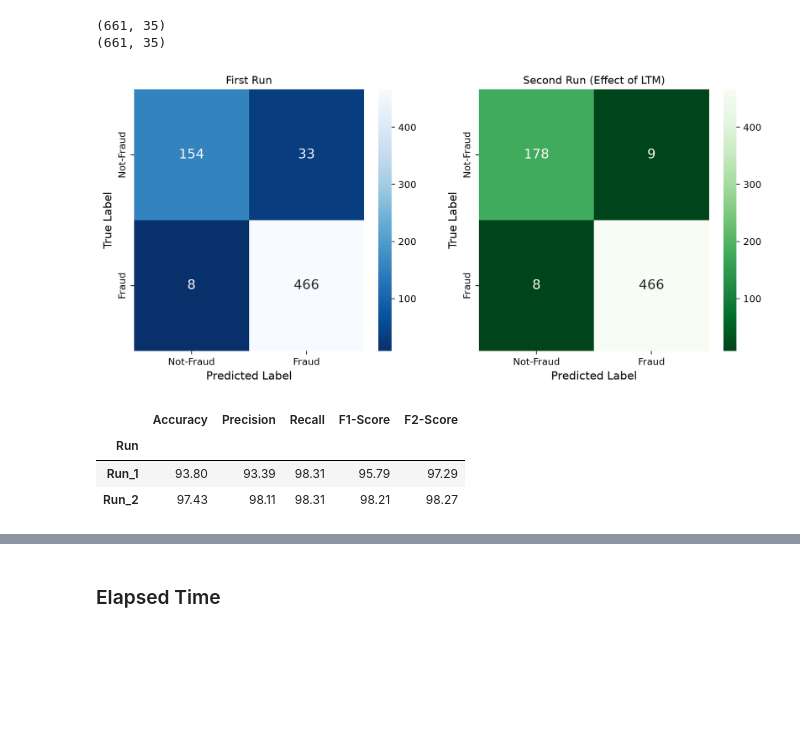
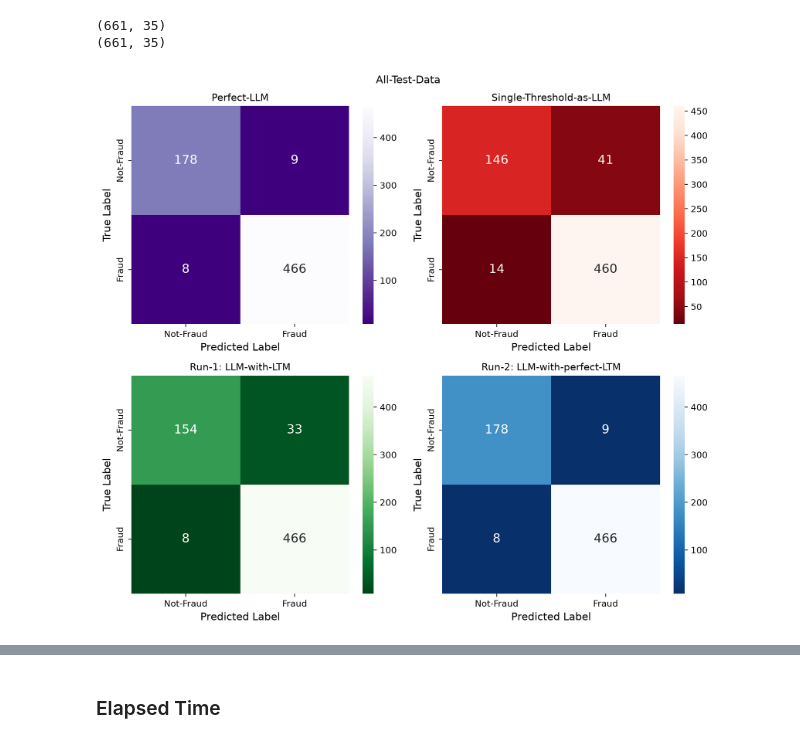
Before and after one commit to umscai/zc07-ml-genai-agentic, a Jupyter notebook: notebook/step4_agentic_test_results.ipynb, the cells around one changed output, grey strips where cells are left out. Drawn from its saved outputs; the diff is of its cells as text; code cells hidden in the pictures; blank space fills up the shorter version.

```diff
--- a/notebook/step4_agentic_test_results.ipynb
+++ b/notebook/step4_agentic_test_results.ipynb
@@ -337,21 +326,19 @@ def plot_confusion_matrix_from_test_results_transaction_df(df, sns_cmap, ext_ax,
-# %%
-fig, axs=plt.subplots(1,2,figsize=(12, 5))
-titles=['First Run', 'Second Run (Effect of LTM)']
-dfs=[df1, df2]
-metrics=[]
-for j, (titlej,dfj) in enumerate(zip(titles, dfs)):
-    metric=plot_confusion_matrix_from_test_results_transaction_df(dfj,sns_cmaps[j], axs[j], titlej, j+1)
-    metrics.append(metric)
-metrics_df=pd.DataFrame(metrics)
-#metrics_df
-# %% [output]
-[figure, removed]
-# %%
-metrics_df= metrics_df.set_index('Run')
-metrics_df = (100*metrics_df).round(2)
-metrics_df
-# %% [output]
-|  | Accuracy | Precision | Recall | F1-Score | F2-Score |
-| Run |  |  |  |  |  |
-| Run_1 | 93.80 | 93.39 | 98.31 | 95.79 | 97.29 |
-| Run_2 | 97.43 | 98.11 | 98.31 | 98.21 | 98.27 |
+# %%
+sns_cmaps=['Blues_r','Greens_r', 'Reds_r','Purples_r', 'Oranges_r']
+fig, axs = plt.subplots(2,2,figsize=(10,9))
+axs=axs.flatten()
+#ideal perfect-LLM
+df_real_gen['pred_class'] = np.select(get_conditions(df_real_gen, include_llm=False), choices[:2], default=df_real_gen['actual_class'])
+metric0=ut.plot_confusion_matrix_from_test_results_transaction_df(df_real_gen,sns_cmaps[3], axs[0], 'Perfect-LLM', 0)
+
+df_real_gen['pred_class'] = np.select(get_conditions(df_real_gen), choices, default=2)
+metric1=ut.plot_confusion_matrix_from_test_results_transaction_df(df_real_gen,sns_cmaps[2], axs[1], 'Single-Threshold-as-LLM', 0)
+
+metric2=ut.plot_confusion_matrix_from_test_results_transaction_df(df1,sns_cmaps[1], axs[2], 'Run-1: LLM-with-LTM', 1)
+
+metric3=ut.plot_confusion_matrix_from_test_results_transaction_df(df2,sns_cmaps[0], axs[3], 'Run-2: LLM-with-perfect-LTM', 2)
+
+plt.suptitle(f'All-Test-Data')
+plt.tight_layout()
+# %% [output]
+[figure, added]
```
Also changed, not shown: parts of 27 cells of this notebook, 7 other files.
